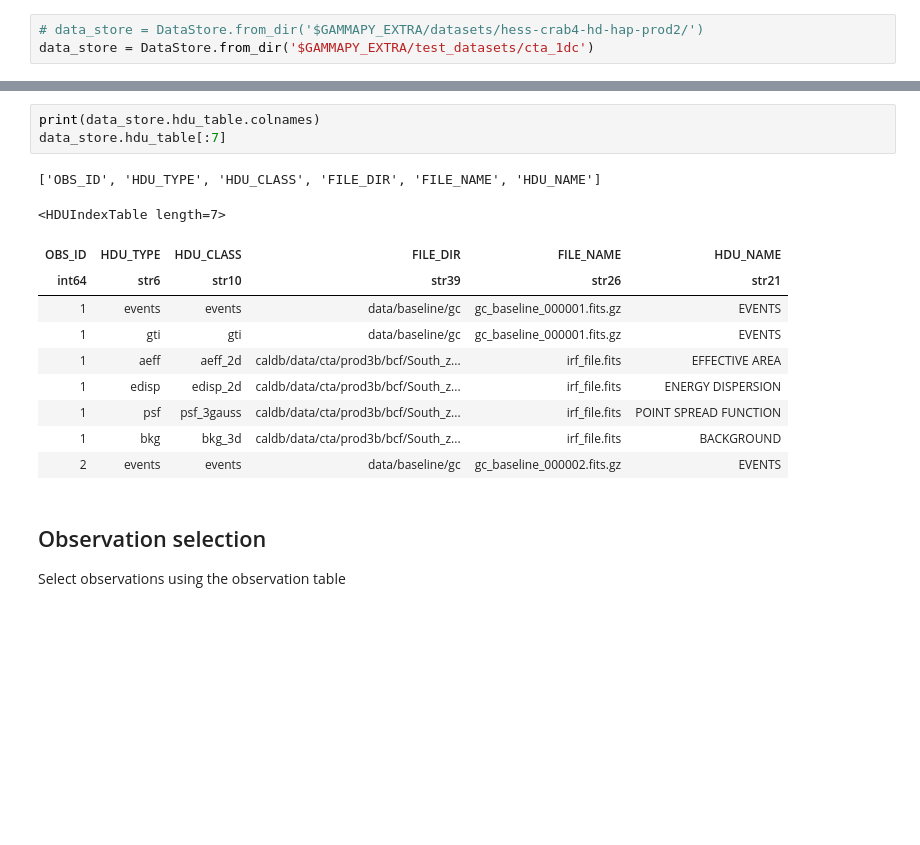
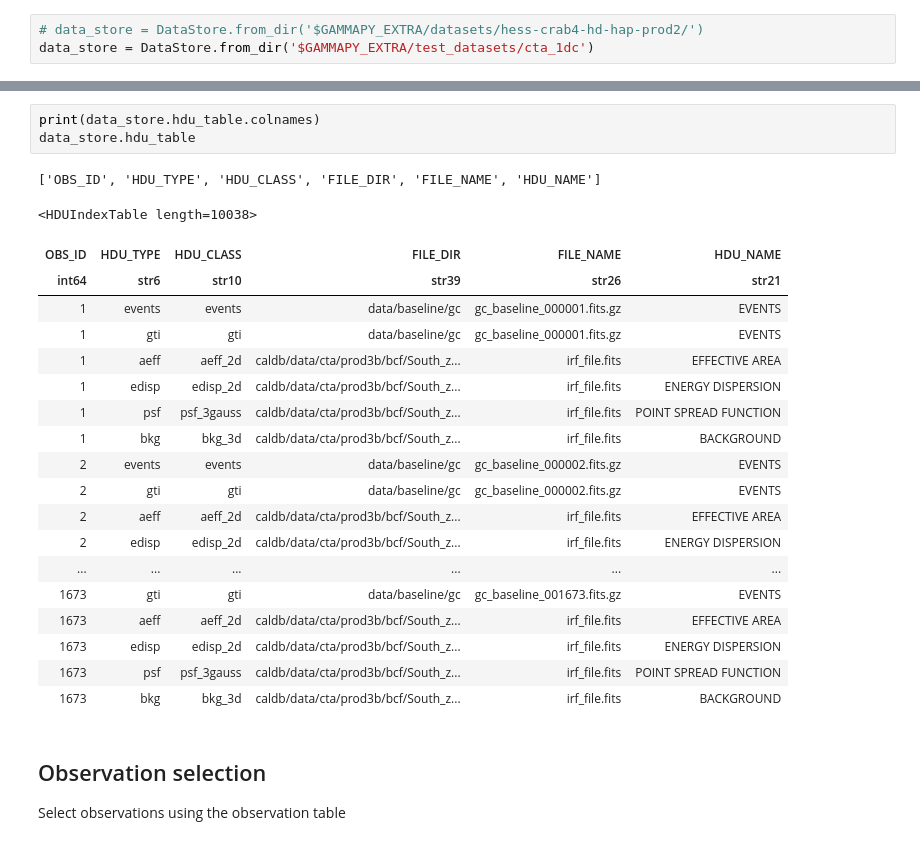
Before and after one commit to dcfidalgo/gammapy-extra, a Jupyter notebook: notebooks/data_iact.ipynb, the cells around one changed output, grey strips where cells are left out. Saved outputs shown, nothing was run; the diff lists cells and outputs as text; blank space fills up the shorter version.

```diff
--- a/notebooks/data_iact.ipynb
+++ b/notebooks/data_iact.ipynb
@@ -87,19 +87,28 @@ Observation table:
 Number of observations: 1673
 # %%
 print(data_store.hdu_table.colnames)
-data_store.hdu_table[:7]
+data_store.hdu_table
 # %% [output]
 ['OBS_ID', 'HDU_TYPE', 'HDU_CLASS', 'FILE_DIR', 'FILE_NAME', 'HDU_NAME']
-<HDUIndexTable length=7>
+<HDUIndexTable length=10038>
 | OBS_ID | HDU_TYPE | HDU_CLASS | FILE_DIR | FILE_NAME | HDU_NAME |
 | int64 | str6 | str10 | str39 | str26 | str21 |
 | 1 | events | events | data/baseline/gc | gc_baseline_000001.fits.gz | EVENTS |
 | 1 | gti | gti | data/baseline/gc | gc_baseline_000001.fits.gz | EVENTS |
 | 1 | aeff | aeff_2d | caldb/data/cta/prod3b/bcf/South_z... | irf_file.fits | EFFECTIVE AREA |
 | 1 | edisp | edisp_2d | caldb/data/cta/prod3b/bcf/South_z... | irf_file.fits | ENERGY DISPERSION |
 | 1 | psf | psf_3gauss | caldb/data/cta/prod3b/bcf/South_z... | irf_file.fits | POINT SPREAD FUNCTION |
 | 1 | bkg | bkg_3d | caldb/data/cta/prod3b/bcf/South_z... | irf_file.fits | BACKGROUND |
 | 2 | events | events | data/baseline/gc | gc_baseline_000002.fits.gz | EVENTS |
+| 2 | gti | gti | data/baseline/gc | gc_baseline_000002.fits.gz | EVENTS |
+| 2 | aeff | aeff_2d | caldb/data/cta/prod3b/bcf/South_z... | irf_file.fits | EFFECTIVE AREA |
+| 2 | edisp | edisp_2d | caldb/data/cta/prod3b/bcf/South_z... | irf_file.fits | ENERGY DISPERSION |
+| ... | ... | ... | ... | ... | ... |
+| 1673 | gti | gti | data/baseline/gc | gc_baseline_001673.fits.gz | EVENTS |
+| 1673 | aeff | aeff_2d | caldb/data/cta/prod3b/bcf/South_z... | irf_file.fits | EFFECTIVE AREA |
+| 1673 | edisp | edisp_2d | caldb/data/cta/prod3b/bcf/South_z... | irf_file.fits | ENERGY DISPERSION |
+| 1673 | psf | psf_3gauss | caldb/data/cta/prod3b/bcf/South_z... | irf_file.fits | POINT SPREAD FUNCTION |
+| 1673 | bkg | bkg_3d | caldb/data/cta/prod3b/bcf/South_z... | irf_file.fits | BACKGROUND |
 # %% [markdown]
 ## Observation selection
 
```
Also changed, not shown: parts of 8 cells of this notebook, 51 other files.
